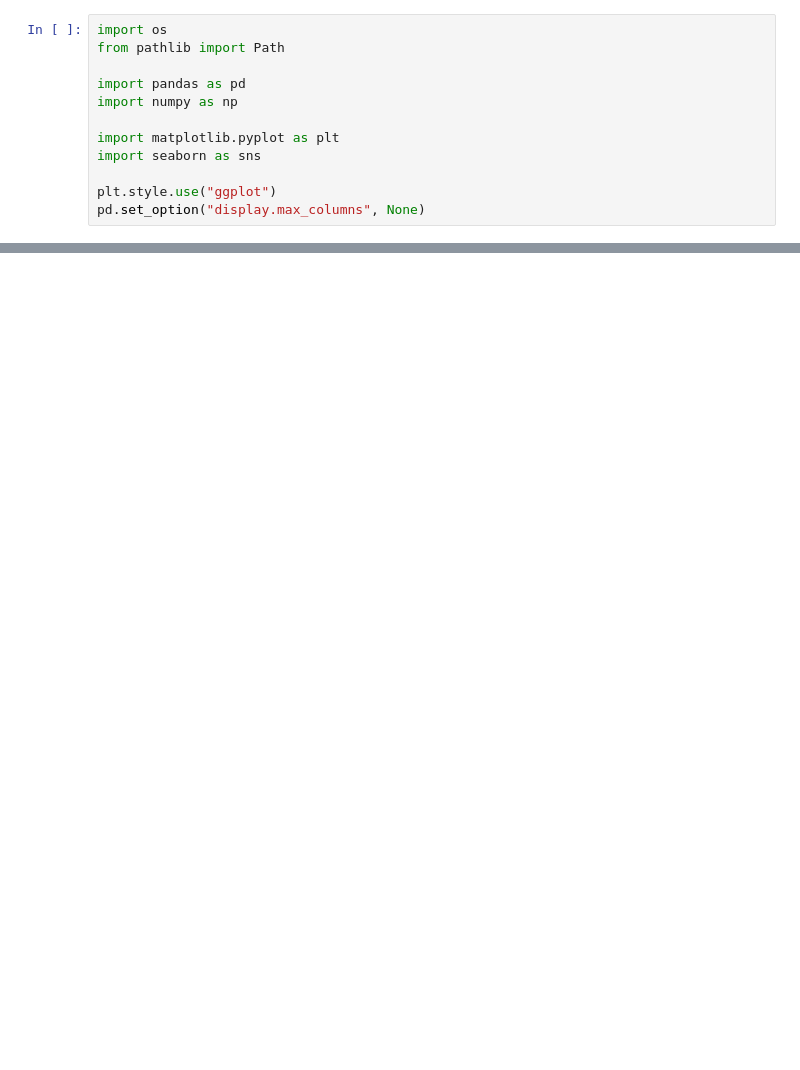
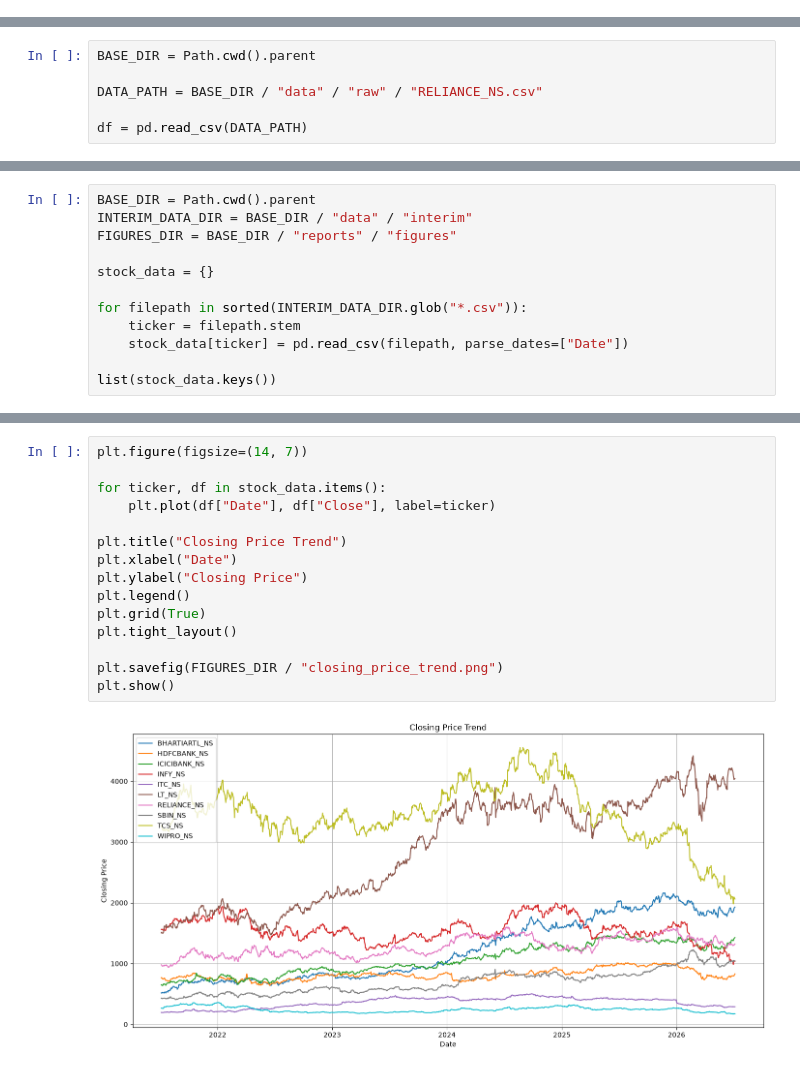
Before and after one commit to komolikadagare25/Portfolio-recommendation-system, a Jupyter notebook: ml/notebooks/EDA.ipynb, the cells around one changed output, grey strips where cells are left out. Cells and saved outputs as stored; diff of their text form; blank space fills up the shorter version.

Commit message:
Complete EDA Part 2: Price and Volume Trend Analysis

```diff
--- a/ml/notebooks/EDA.ipynb
+++ b/ml/notebooks/EDA.ipynb
@@ -20,12 +0,0 @@ The insights obtained from this notebook will guide the development of the risk
-# %%
-import os
-from pathlib import Path
-
-import pandas as pd
-import numpy as np
-
-import matplotlib.pyplot as plt
-import seaborn as sns
-
-plt.style.use("ggplot")
-pd.set_option("display.max_columns", None)
@@ -106,0 +14,6 @@ combined_df["Date"] = pd.to_datetime(combined_df["Date"])
+# %%
+BASE_DIR = Path.cwd().parent
+
+DATA_PATH = BASE_DIR / "data" / "raw" / "RELIANCE_NS.csv"
+
+df = pd.read_csv(DATA_PATH)
@@ -178,0 +70,12 @@ Since the dataset is clean and complete, we can confidently perform feature engi
+# %%
+BASE_DIR = Path.cwd().parent
+INTERIM_DATA_DIR = BASE_DIR / "data" / "interim"
+FIGURES_DIR = BASE_DIR / "reports" / "figures"
+
+stock_data = {}
+
+for filepath in sorted(INTERIM_DATA_DIR.glob("*.csv")):
+    ticker = filepath.stem
+    stock_data[ticker] = pd.read_csv(filepath, parse_dates=["Date"])
+
+list(stock_data.keys())
@@ -178,0 +99,17 @@ Since the dataset is clean and complete, we can confidently perform feature engi
+# %%
+plt.figure(figsize=(14, 7))
+
+for ticker, df in stock_data.items():
+    plt.plot(df["Date"], df["Close"], label=ticker)
+
+plt.title("Closing Price Trend")
+plt.xlabel("Date")
+plt.ylabel("Closing Price")
+plt.legend()
+plt.grid(True)
+plt.tight_layout()
+
+plt.savefig(FIGURES_DIR / "closing_price_trend.png")
+plt.show()
+# %% [output]
+[figure, added]
```
Also changed, not shown: parts of 26 cells of this notebook, 3 other files.
